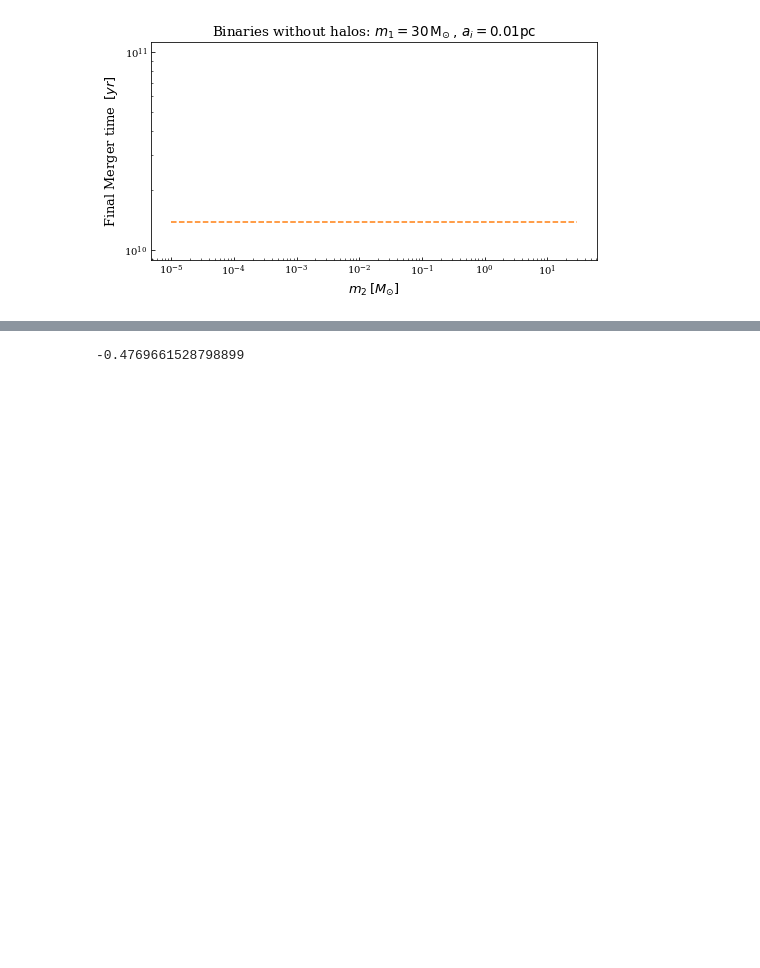
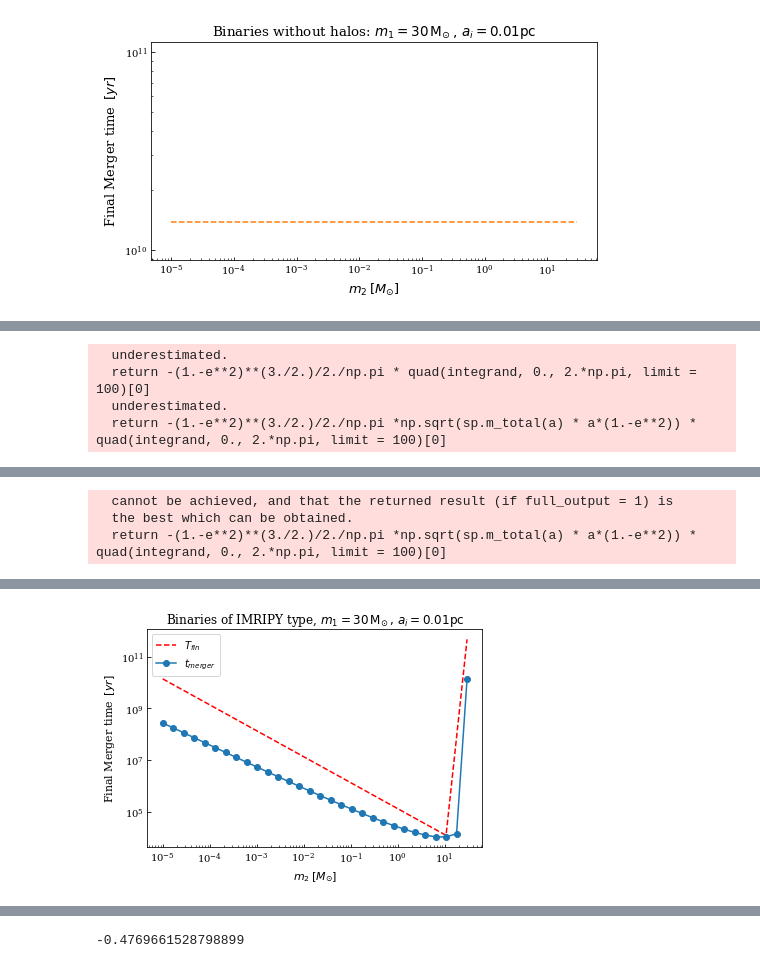
Before and after one commit to pratibhajangra591/Ifca-github, a Jupyter notebook: mergertime.ipynb, the cells around one changed output, grey strips where cells are left out. Cells and saved outputs as stored; diff of their text form; code cells hidden in the pictures; blank space fills up the shorter version.

```diff
--- a/mergertime.ipynb
+++ b/mergertime.ipynb
@@ -174,17 +198,78 @@ plt.show()
 # %%
-# Setting initial and final conditions of the binary evolution for an eccentric orbi
+m_2 = np.geomspace(1e-5, 30, 30)
+
+m_2_list = m_2.tolist()
 
 
 
-e0_list = np.zeros(len(m_2_list))
+tm_list = np.zeros(len(m_2_list))
+T_list = np.zeros(len(m_2_list))
 
 
-for i , m_2 in enumerate(m_2_list):
+
+for i, m_2 in enumerate(m_2_list):
+    m_bar = m_1
+    M_1 =  m_1 * ms.solar_mass_to_pc
+    M_2 =  m_2 * ms.solar_mass_to_pc
+
+
+    D_luminosity = 5e8
+    ρ_bar = (ρ_eq/2) * (t_eq**(3/2)) * ((2 * G * m_bar)**(3/4))
+    r_spike = 1      # in parsecs, Choosen by choice
+    alpha = 9/4
+    rho_spike =  ρ_bar * (r_spike**(-alpha)) * ms.solar_mass_to_pc
+    spike = imripy.halo.Spike(rho_spike, r_spike, alpha)
+
+    sp = ms.SystemProp(M_1, M_2, spike, D_luminosity)
+    a_fin = sp.r_isco()      # Choosen equal to r_icso
+    R_fin = sp.r_isco()      # The final condition for the evolution
+
     def M_binary_initial(m_1, m_2):
         return (m_1 + m_2 )
+
     def j_initial(m_1, m_2):
         return  (((85/3) * (G**3) * m_1 * m_2 * M_binary_initial(m_1, m_2) * t_m)/((a_i**4)*(c**5)))**(1/7)
     j_i = j_initial(m_1, m_2)
-    e0_list[i] = np.sqrt(1 - (j_i**2))
-print("e0 =", e0_list)
+    e0  = np.sqrt(1 - (j_i **2))
+
+
+
+    m_2_ref = 1 # in units of solar mass
+    T = 1e-5 * (t_m * ms.year_to_pc ) * ((m_2/m_2_ref)**(-1))
+    T_list[i] =  T/ms.year_to_pc
+
+    ev_ecc = imripy.inspiral.Classic.Evolve(sp, a_i, e0,  a_fin = R_fin, t_fin = T)
+    tm = ev_ecc.t[-1]
+    tm_list[i] = tm/ms.year_to_pc
+
+
+
+    while np.isclose(T_list[i], tm_list[i]) == True:
+        T_list[i] = T_list[i] * 1e4
+        ev_ecc = imripy.inspiral.Classic.Evolve(sp, a_i, e0,  a_fin = R_fin, t_fin = T_list[i]*ms.year_to_pc)
+        tm_list[i] = ev_ecc.t[-1]/ms.year_to_pc
+
+
+
+
+
+
+print("T_list =", T_list, "yr")
+print("tm_list =", tm_list, "yr")
+
+
+
+
+plt.loglog(m_2_list, T_list, '--r')
+plt.loglog(m_2_list, tm_list, '-o')
+
+
+plt.legend(["$T_{fin}$","$t_{merger}$"])
+
+
+plt.xlabel('$m_{2}\:[M_{\odot}]$', fontsize = 11)
+plt.ylabel('Final Merger time $\: [yr]$', fontsize = 11)
+plt.title('Binaries of IMRIPY type, $m_{1} = 30 \, \mathrm{M_{\odot}} \, , \, a_{i} = 0.01 \mathrm{pc}$', fontsize = 12)
+plt.savefig('tm_imripy.pdf', bbox_inches='tight')
+plt.show()
 # %% [output]
@@ -194,0 +277,4 @@ e0 = [0.99999986 0.99999982 0.99999978 0.99999972 0.99999966 0.99999957
+  underestimated.
+  return -(1.-e**2)**(3./2.)/2./np.pi * quad(integrand, 0., 2.*np.pi, limit = 100)[0]
+  underestimated.
+  return -(1.-e**2)**(3./2.)/2./np.pi *np.sqrt(sp.m_total(a) * a*(1.-e**2)) *  quad(integrand, 0., 2.*np.pi, limit = 100)[0]
@@ -194,0 +316,3 @@ e0 = [0.99999986 0.99999982 0.99999978 0.99999972 0.99999966 0.99999957
+  cannot be achieved, and that the returned result (if full_output = 1) is
+  the best which can be obtained.
+  return -(1.-e**2)**(3./2.)/2./np.pi *np.sqrt(sp.m_total(a) * a*(1.-e**2)) *  quad(integrand, 0., 2.*np.pi, limit = 100)[0]
@@ -195 +336,2 @@ e0 = [0.99999986 0.99999982 0.99999978 0.99999972 0.99999966 0.99999957
+[figure, added]
 # %%
```
Also changed, not shown: parts of 5 cells of this notebook.
